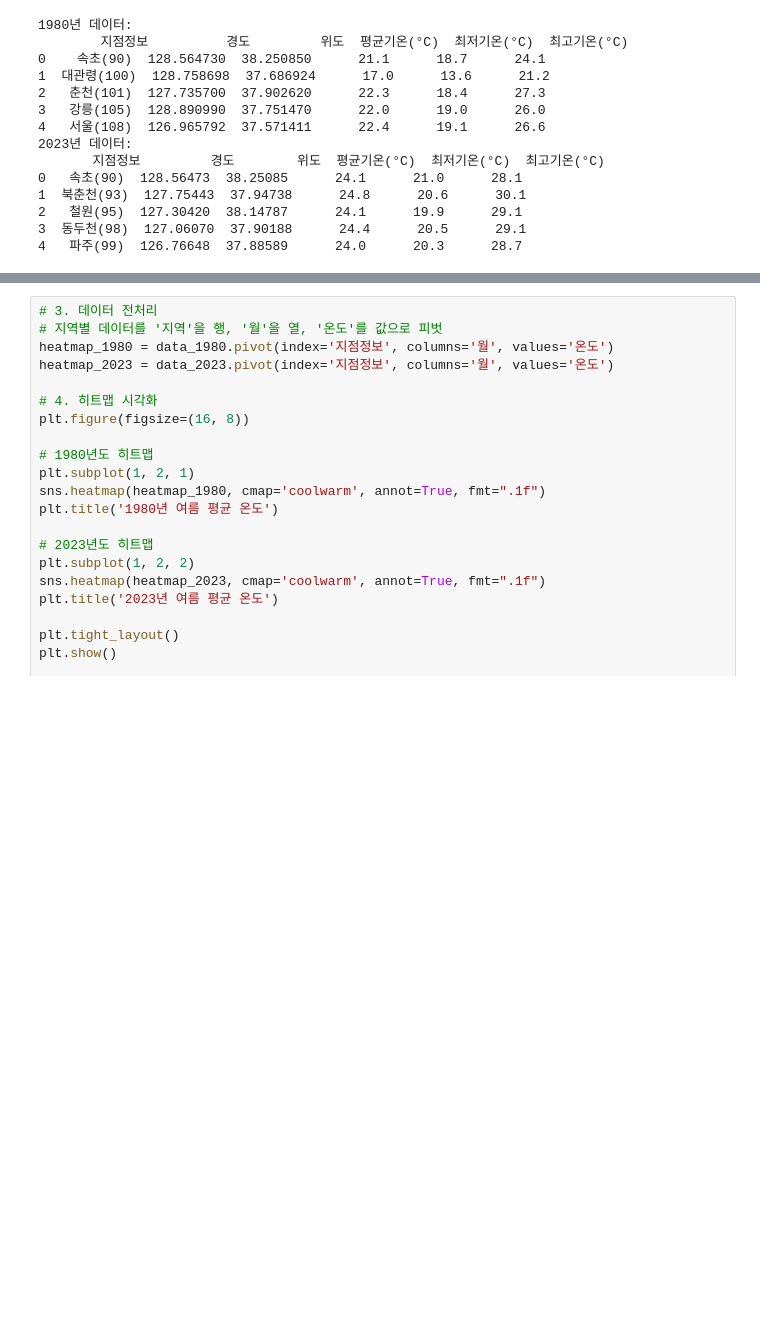
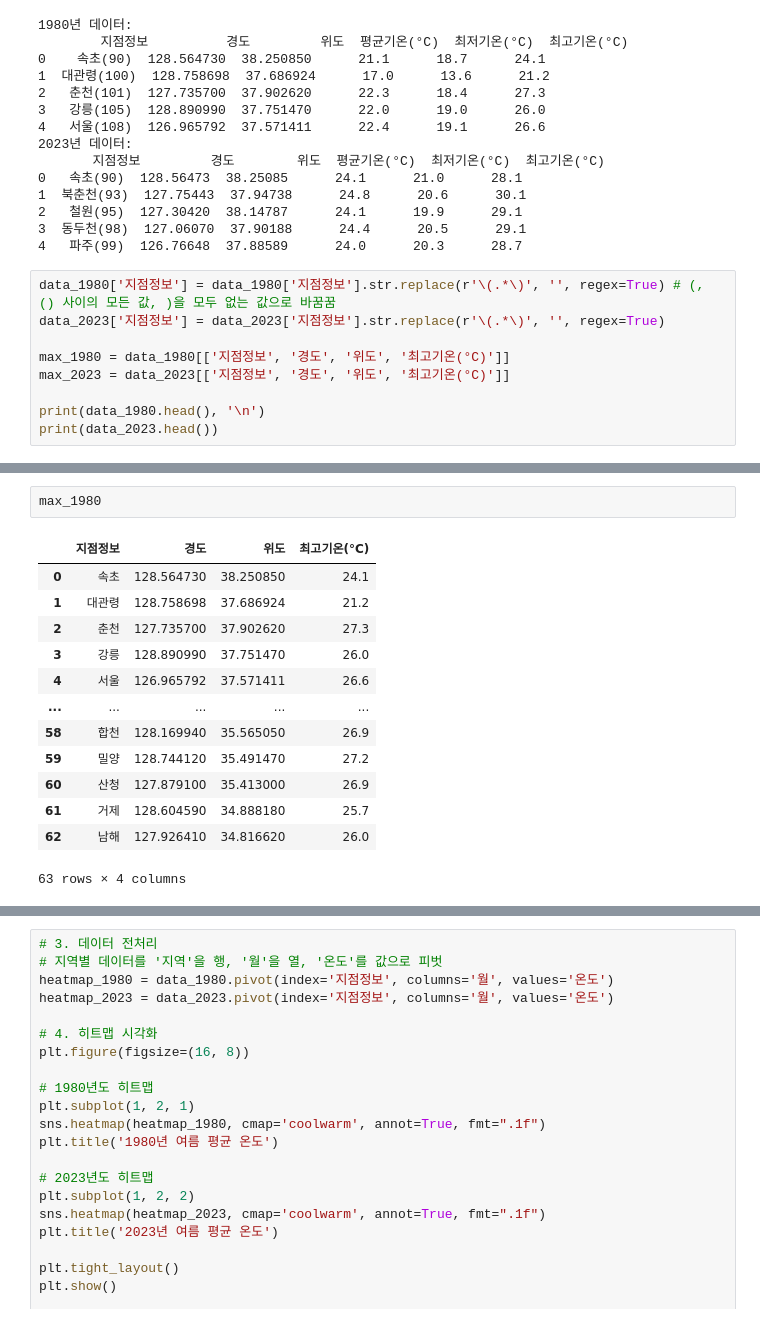
Before and after one commit to Songsungsang/Smart_Factory_Project_Data_Analysis, a Jupyter notebook: heat_map.ipynb, the cells around one changed output, grey strips where cells are left out. Saved outputs shown, nothing was run; the diff lists cells and outputs as text; blank space fills up the shorter version.

```diff
--- a/heat_map.ipynb
+++ b/heat_map.ipynb
@@ -31,3 +32,12 @@ print("2023년 데이터:\n", data_2023.head())
 2   철원(95)  127.30420  38.14787      24.1      19.9      29.1
 3  동두천(98)  127.06070  37.90188      24.4      20.5      29.1
 4   파주(99)  126.76648  37.88589      24.0      20.3      28.7
+# %%
+data_1980['지점정보'] = data_1980['지점정보'].str.replace(r'\(.*\)', '', regex=True) # (, () 사이의 모든 값, )을 모두 없는 값으로 바꿈꿈
+data_2023['지점정보'] = data_2023['지점정보'].str.replace(r'\(.*\)', '', regex=True)
+
+max_1980 = data_1980[['지점정보', '경도', '위도', '최고기온(°C)']]
+max_2023 = data_2023[['지점정보', '경도', '위도', '최고기온(°C)']]
+
+print(data_1980.head(), '\n')
+print(data_2023.head())
@@ -33,0 +58,16 @@ print("2023년 데이터:\n", data_2023.head())
+# %%
+max_1980
+# %% [output]
+|  | 지점정보 | 경도 | 위도 | 최고기온(°C) |
+| 0 | 속초 | 128.564730 | 38.250850 | 24.1 |
+| 1 | 대관령 | 128.758698 | 37.686924 | 21.2 |
+| 2 | 춘천 | 127.735700 | 37.902620 | 27.3 |
+| 3 | 강릉 | 128.890990 | 37.751470 | 26.0 |
+| 4 | 서울 | 126.965792 | 37.571411 | 26.6 |
+| ... | ... | ... | ... | ... |
+| 58 | 합천 | 128.169940 | 35.565050 | 26.9 |
+| 59 | 밀양 | 128.744120 | 35.491470 | 27.2 |
+| 60 | 산청 | 127.879100 | 35.413000 | 26.9 |
+| 61 | 거제 | 128.604590 | 34.888180 | 25.7 |
+| 62 | 남해 | 127.926410 | 34.816620 | 26.0 |
+63 rows × 4 columns
```
Also changed, not shown: parts of 15 cells of this notebook, 2 other files.
